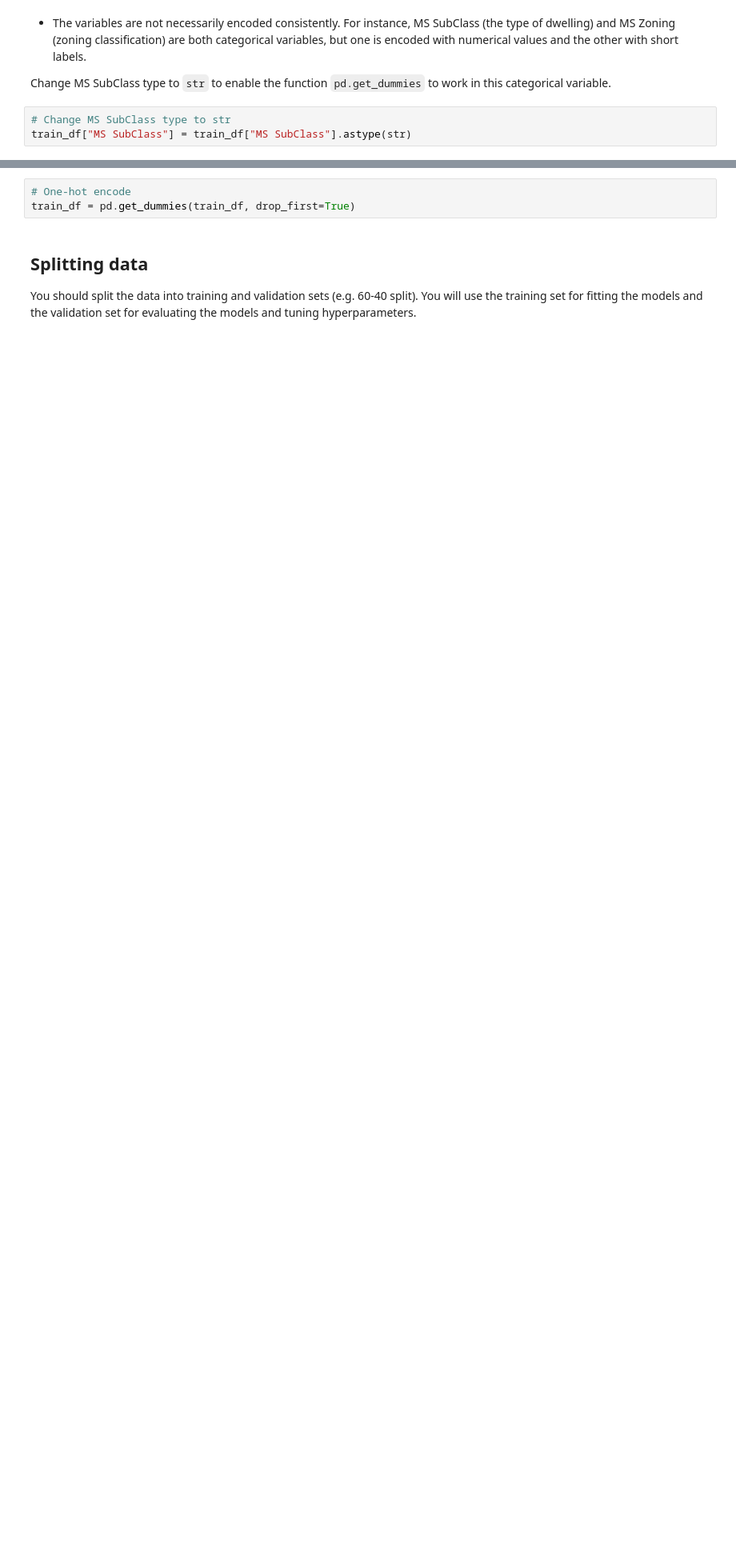
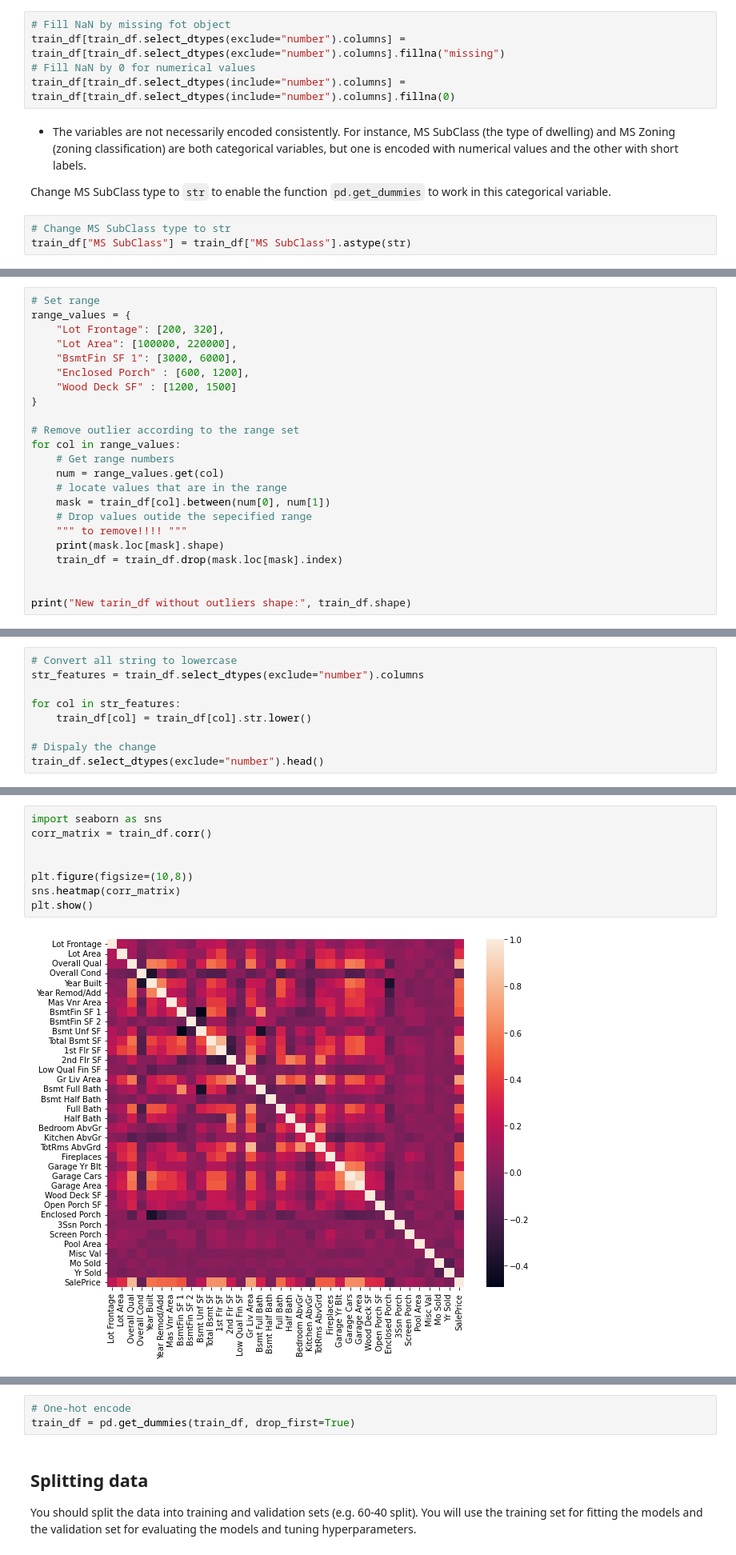
Before and after one commit to PiWebswiss/Project-AI-3, a Jupyter notebook: house-prices/house-prices-solution.ipynb, the cells around one changed output, grey strips where cells are left out. Shown at 80% size. Cells and saved outputs as stored; diff of their text form; blank space fills up the shorter version.

```diff
--- a/house-prices/house-prices-solution.ipynb
+++ b/house-prices/house-prices-solution.ipynb
@@ -125,3 +69,8 @@ train_df = train_df.fillna("missing")
+# %%
+# Fill NaN by missing fot object
+train_df[train_df.select_dtypes(exclude="number").columns] = train_df[train_df.select_dtypes(exclude="number").columns].fillna("missing")
+# Fill NaN by 0 for numerical values
+train_df[train_df.select_dtypes(include="number").columns] = train_df[train_df.select_dtypes(include="number").columns].fillna(0)
 # %% [markdown]
 - The variables are not necessarily encoded consistently. For instance, MS SubClass (the type of dwelling) and MS Zoning (zoning classification) are both categorical variables, but one is encoded with numerical values and the other with short labels.
 
@@ -131,0 +102,23 @@ train_df["MS SubClass"] = train_df["MS SubClass"].astype(str)
+# %%
+# Set range
+range_values = {
+    "Lot Frontage": [200, 320],
+    "Lot Area": [100000, 220000],
+    "BsmtFin SF 1": [3000, 6000],
+    "Enclosed Porch" : [600, 1200],
+    "Wood Deck SF" : [1200, 1500]
+}
+
+# Remove outlier according to the range set
+for col in range_values:
+    # Get range numbers
+    num = range_values.get(col)
+    # locate values that are in the range
+    mask = train_df[col].between(num[0], num[1])
+    # Drop values outide the sepecified range
+    """ to remove!!!! """
+    print(mask.loc[mask].shape)
+    train_df = train_df.drop(mask.loc[mask].index)
+
+
+print("New tarin_df without outliers shape:", train_df.shape)
@@ -131,0 +151,9 @@ train_df["MS SubClass"] = train_df["MS SubClass"].astype(str)
+# %%
+# Convert all string to lowercase
+str_features = train_df.select_dtypes(exclude="number").columns
+
+for col in str_features:
+    train_df[col] = train_df[col].str.lower()
+
+# Dispaly the change
+train_df.select_dtypes(exclude="number").head()
@@ -131,0 +172,10 @@ train_df["MS SubClass"] = train_df["MS SubClass"].astype(str)
+# %%
+import seaborn as sns
+corr_matrix = train_df.corr()
+
+
+plt.figure(figsize=(10,8))
+sns.heatmap(corr_matrix)
+plt.show()
+# %% [output]
+[figure, added]
```
Also changed, not shown: parts of 33 cells of this notebook, 1 other file.
